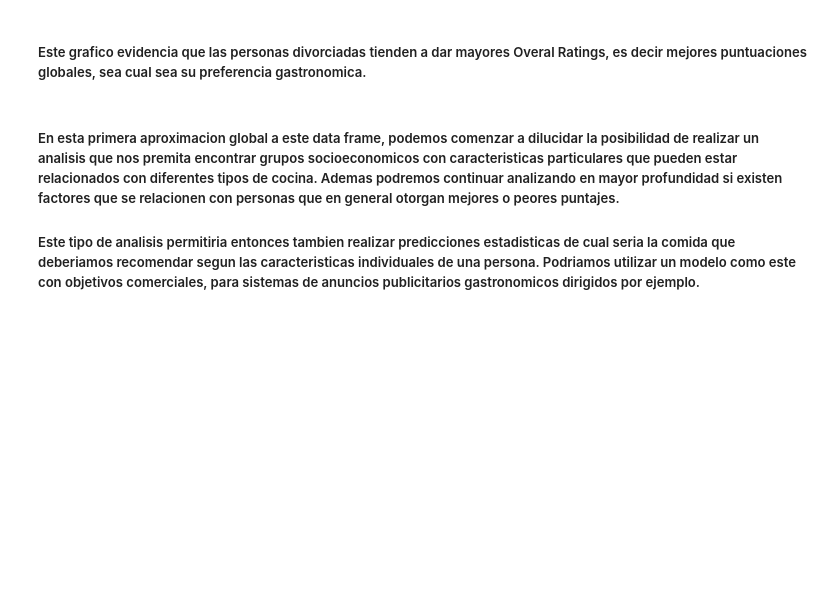
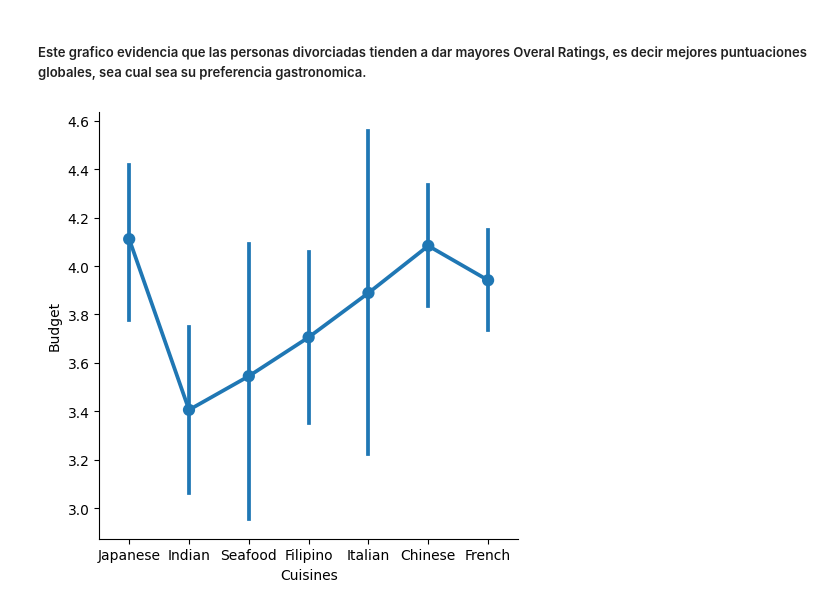
Before and after one commit to marcoormello/data-science, a Jupyter notebook: notebooks/ProyectoDS_ParteI_Ormello.ipynb.ipynb, the cells around one changed output. Saved outputs shown, nothing was run; the diff lists cells and outputs as text; code cells hidden in the pictures; blank space fills up the shorter version.

```diff
--- a/notebooks/ProyectoDS_ParteI_Ormello.ipynb.ipynb
+++ b/notebooks/ProyectoDS_ParteI_Ormello.ipynb.ipynb
@@ -127,6 +148,10 @@ plt.show()
 [figure]
 # %% [markdown]
 ##### Este grafico evidencia que las personas divorciadas tienden a dar mayores Overal Ratings, es decir mejores puntuaciones globales, sea cual sea su preferencia gastronomica.
-# %% [markdown]
-##### En esta primera aproximacion global a este data frame, podemos comenzar a dilucidar la posibilidad de realizar un analisis que nos premita encontrar grupos socioeconomicos con caracteristicas particulares que pueden estar relacionados con diferentes tipos de cocina. Ademas podremos continuar analizando en mayor profundidad si existen factores que se relacionen con personas que en general otorgan mejores o peores puntajes.
-##### Este tipo de analisis permitiria entonces tambien realizar predicciones estadisticas de cual seria la comida que deberiamos recomendar segun las caracteristicas individuales de una persona. Podriamos utilizar un modelo como este con objetivos comerciales, para sistemas de anuncios publicitarios gastronomicos dirigidos por ejemplo.
+# %%
+sns.catplot(x='Cuisines', y='Budget', kind="point", data=df)
+
+
+plt.show()
+# %% [output]
+[figure, added]
```
Also changed, not shown: parts of 12 cells of this notebook.
